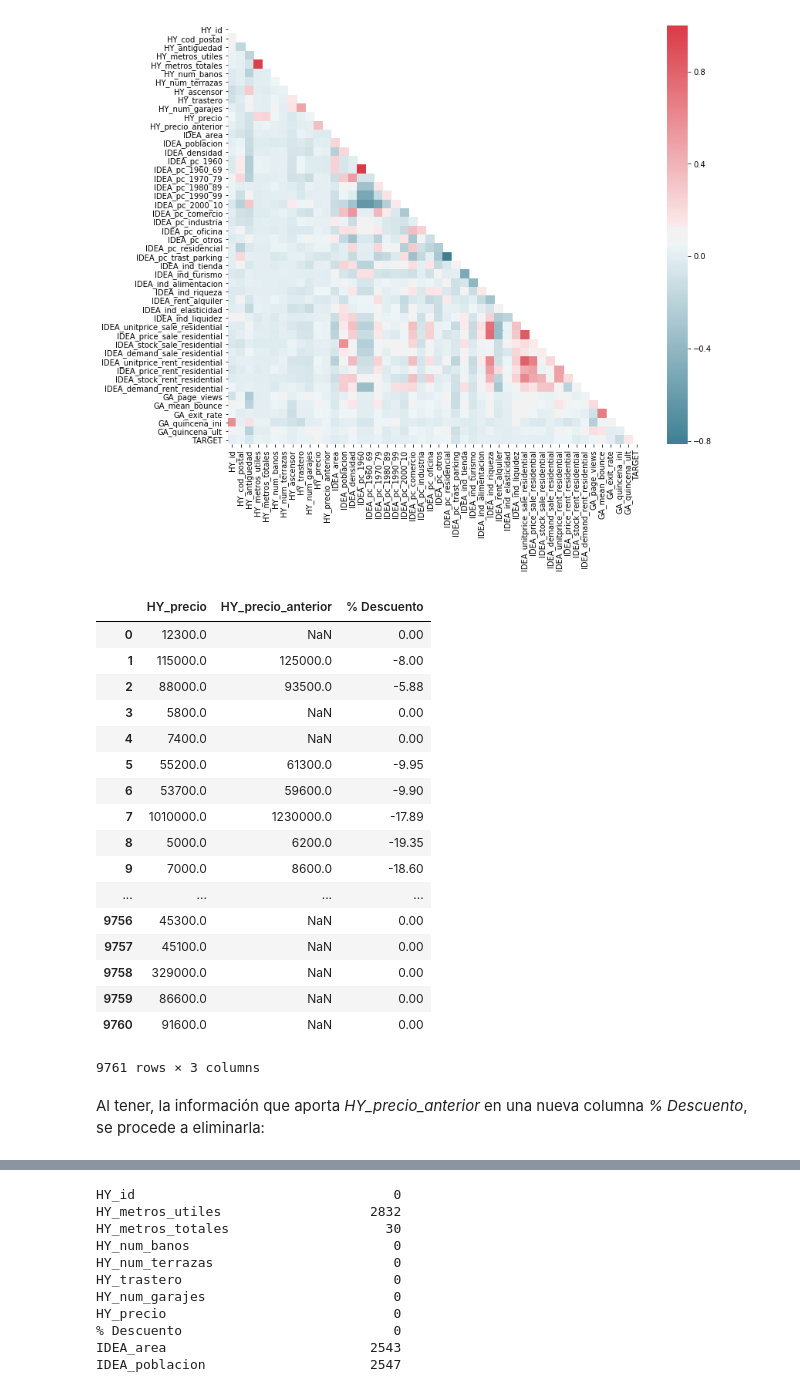
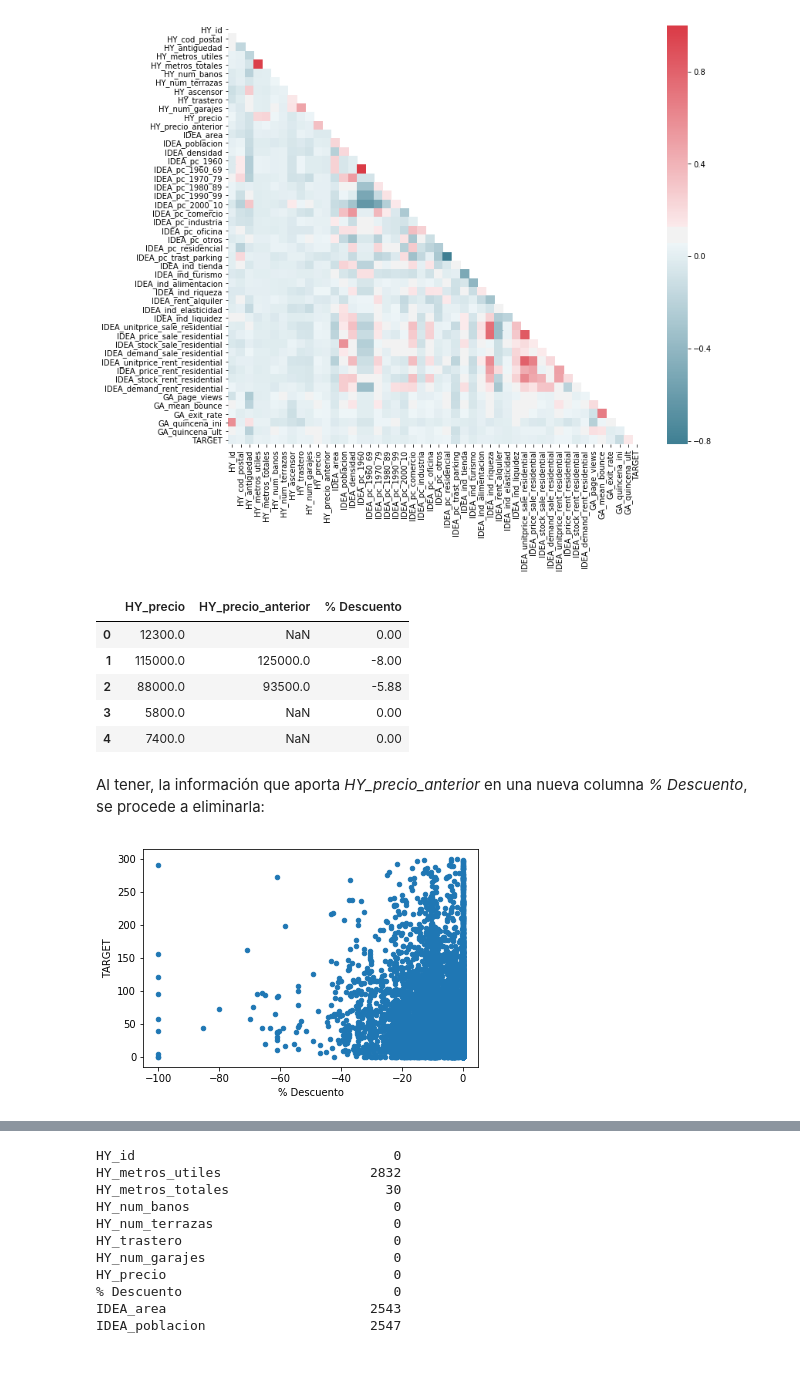
Before and after one commit to RohitUttam/UniversityHack2019, a Jupyter notebook: Expl_ini_rf.ipynb, the cells around one changed output, grey strips where cells are left out. Drawn from its saved outputs; the diff is of its cells as text; code cells hidden in the pictures; blank space fills up the shorter version.

```diff
--- a/Expl_ini_rf.ipynb
+++ b/Expl_ini_rf.ipynb
@@ -368,35 +363,25 @@ sns.heatmap(corr_matrix, cmap = sns.diverging_palette(220, 10, as_cmap = True),
 # %% [output]
 <matplotlib.axes._subplots.AxesSubplot at 0x...>
 [figure]
-# %%
-modelar=modelar.drop(['% Descuento'], axis=1)
 # %%
 columnas= modelar.columns
 
 position=[i for i,x in enumerate(columnas) if x == 'HY_precio']
 modelar.insert(position[0]+1, '% Descuento', 0)
 modelar['% Descuento'] = np.where(modelar['HY_precio_anterior']>0, 100*round(((modelar['HY_precio']-modelar['HY_precio_anterior'])/modelar['HY_precio_anterior']),4), 0)
-modelar[['HY_precio','HY_precio_anterior','% Descuento']]
+modelar[['HY_precio','HY_precio_anterior','% Descuento']].head()
 # %% [output]
 |  | HY_precio | HY_precio_anterior | % Descuento |
 | 0 | 12300.0 | NaN | 0.00 |
 | 1 | 115000.0 | 125000.0 | -8.00 |
 | 2 | 88000.0 | 93500.0 | -5.88 |
 | 3 | 5800.0 | NaN | 0.00 |
 | 4 | 7400.0 | NaN | 0.00 |
-| 5 | 55200.0 | 61300.0 | -9.95 |
-| 6 | 53700.0 | 59600.0 | -9.90 |
-| 7 | 1010000.0 | 1230000.0 | -17.89 |
-| 8 | 5000.0 | 6200.0 | -19.35 |
-| 9 | 7000.0 | 8600.0 | -18.60 |
-| ... | ... | ... | ... |
-| 9756 | 45300.0 | NaN | 0.00 |
-| 9757 | 45100.0 | NaN | 0.00 |
-| 9758 | 329000.0 | NaN | 0.00 |
-| 9759 | 86600.0 | NaN | 0.00 |
-| 9760 | 91600.0 | NaN | 0.00 |
-9761 rows × 3 columns
 # %% [markdown]
 Al tener, la información que aporta *HY_precio_anterior* en una nueva columna *% Descuento*, se procede a eliminarla:
+# %%
+plot_target('% Descuento')
+# %% [output]
+[figure, added]
 # %%
 modelar=modelar.drop(['HY_precio_anterior'], axis=1)
```
Also changed, not shown: parts of 29 cells of this notebook.
